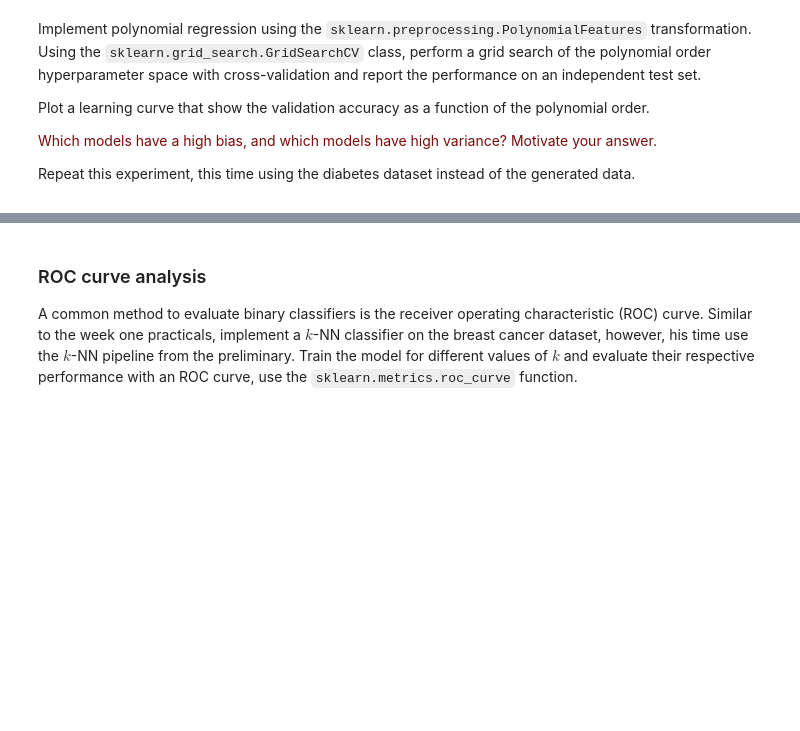
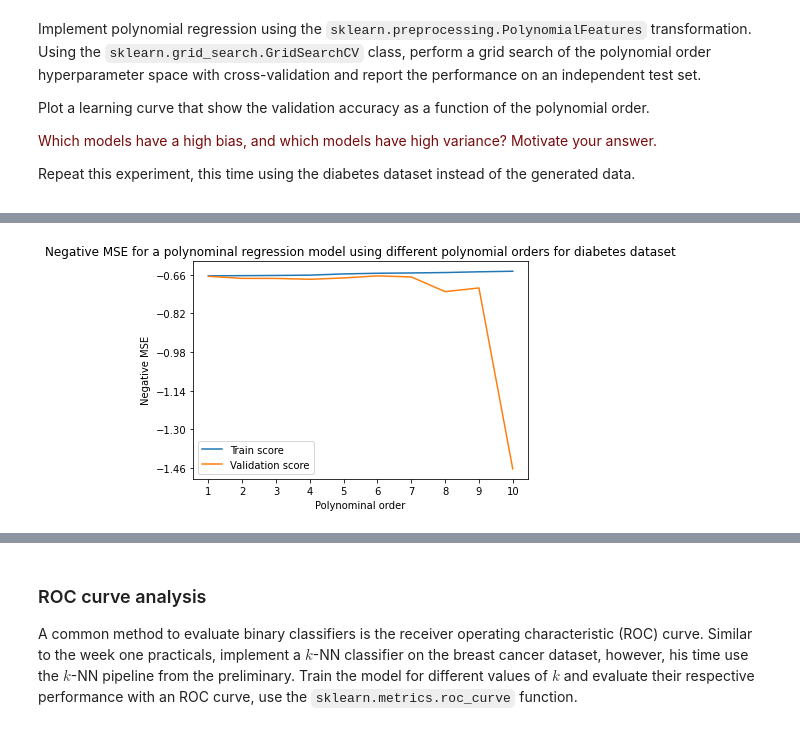
Before and after one commit to MirtheK/8dm50-machine-learning, a Jupyter notebook: practicals/week_2.ipynb, the cells around one changed output, grey strips where cells are left out. Cells and saved outputs as stored; diff of their text form; code cells hidden in the pictures; blank space fills up the shorter version.

```diff
--- a/practicals/week_2.ipynb
+++ b/practicals/week_2.ipynb
@@ -262,0 +271,97 @@ ValueError: continuous is not supported
+# %%
+from sklearn.preprocessing import PolynomialFeatures
+from sklearn.linear_model import LinearRegression
+from sklearn.preprocessing import StandardScaler
+from sklearn.model_selection import GridSearchCV
+from sklearn.pipeline import make_pipeline
+
+# load the diabetes dataset
+diabetes = datasets.load_diabetes()
+
+# use only one feature
+X_dia = diabetes.data[:, np.newaxis, 2]
+y_dia = diabetes.target[:, np.newaxis]
+
+# split the data into training/testing sets
+X_train_dia = X_dia[:-20]
+X_test_dia = X_dia[-20:]
+
+# split the targets into training/testing sets --> NO VALIDATION NEEDED?
+y_train_dia = y_dia[:-20]
+y_test_dia = y_dia[-20:]
+
+print("Distribution of the datasets: (shapes)")
+print("X train: {}, y train: {}\nX test: {}, y test: {}\n".format(X_train_dia.shape, y_train_dia.shape, X_test_dia.shape, y_test_dia.shape))
+
+scaler_dia = StandardScaler()
+scaler_dia.fit(X_train_dia)
+scalery_dia = StandardScaler()
+scalery_dia.fit(y_train_dia)
+
+X_train_dia_scaled = scaler_dia.transform(X_train_dia)
+y_train_dia_scaled = scalery_dia.transform(y_train_dia)
+X_test_dia_scaled = scaler_dia.transform(X_test_dia)
+y_test_dia_scaled = scalery_dia.transform(y_test_dia)
+
+polyreg=make_pipeline(PolynomialFeatures(),LinearRegression())
+
+orders = range(1,11)
+tune_parameter = [{'polynomialfeatures__degree': orders}]
+score = 'neg_mean_squared_error'
+print("# Tuning hyper-parameter for negative MSE - less negative score is better")
+clf_dia = GridSearchCV(polyreg, tune_parameter, scoring=score, return_train_score=True)
+clf_dia.fit(X_train_dia_scaled.reshape(-1,1), y_train_dia_scaled)
+
+print("Best parameter: {}, with score: {}".format(clf_dia.best_params_, clf_dia.best_score_))
+print_grid = False
+if print_grid:
+    print("Grid score:")
+    means = clf_dia.cv_results_['mean_test_score']
+    stds = clf_dia.cv_results_['std_test_score']
+    for mean, std, params in zip(means, stds, clf_dia.cv_results_['params']):
+        print("%0.3f (+/- %0.03f) for %r\n" % (mean, std * 2, params))
+
+#Obtain the final degree from the gridsearch and score on the independent test dataset
+final_degree_dia = clf_dia.best_params_['polynomialfeatures__degree']
+test_score_dia = clf_dia.score(X_test_dia_scaled.reshape(-1,1), y_test_dia_scaled)
+print("\nPolynominal order used on diabetes dataset: {}, test score obtained: {}".format(final_degree_dia, test_score_dia))
+
+#Make a plot
+print('\n\n')
+test_scores_dia = clf_dia.cv_results_['mean_test_score']
+train_scores_dia = clf_dia.cv_results_['mean_train_score']
+
+max_y = round(max(test_scores_dia),2)
+min_y = round(min(test_scores_dia),2)
+stepsize = (max_y - min_y) / 5
+
+plt.plot(orders, train_scores_dia, label='Train score')
+plt.plot(orders, test_scores_dia, label='Validation score')
+plt.title('Negative MSE for a polynominal regression model using different polynomial orders for diabetes dataset')
+plt.xlabel('Polynominal order')
+plt.ylabel('Negative MSE')
+plt.xticks(orders)
+plt.yticks(np.arange(min_y, max_y + 0.01, stepsize))
+plt.legend(loc='best')
+# plt.grid() #I used this to help answer the question
+plt.show()
+
+#Make a plot using the absolute value for MSE - lower is then better (more intuitive)
+test_scores_dia_abs = abs(test_scores_dia)
+train_scores_dia_abs = abs(train_scores_dia)
+
+max_y = round(max(test_scores_dia_abs),2)
+min_y = round(min(test_scores_dia_abs),2)
+stepsize = (max_y - min_y) / 5
+
+plt.plot(orders, train_scores_dia_abs, label='Train score')
+plt.plot(orders, test_scores_dia_abs, label='Validation score')
+plt.title('MSE for a polynominal regression model using different polynomial orders for diabetes dataset')
+plt.xlabel('Polynominal order')
+plt.ylabel('MSE')
+plt.xticks(orders)
+plt.yticks(np.arange(min_y, max_y + 0.01, stepsize))
+plt.legend(loc='best')
+# plt.grid() #I used this to help answer the question
+plt.show()
+# %% [output]
@@ -262,0 +376 @@ ValueError: continuous is not supported
+[figure, added]
```
Also changed, not shown: parts of 4 cells of this notebook.
